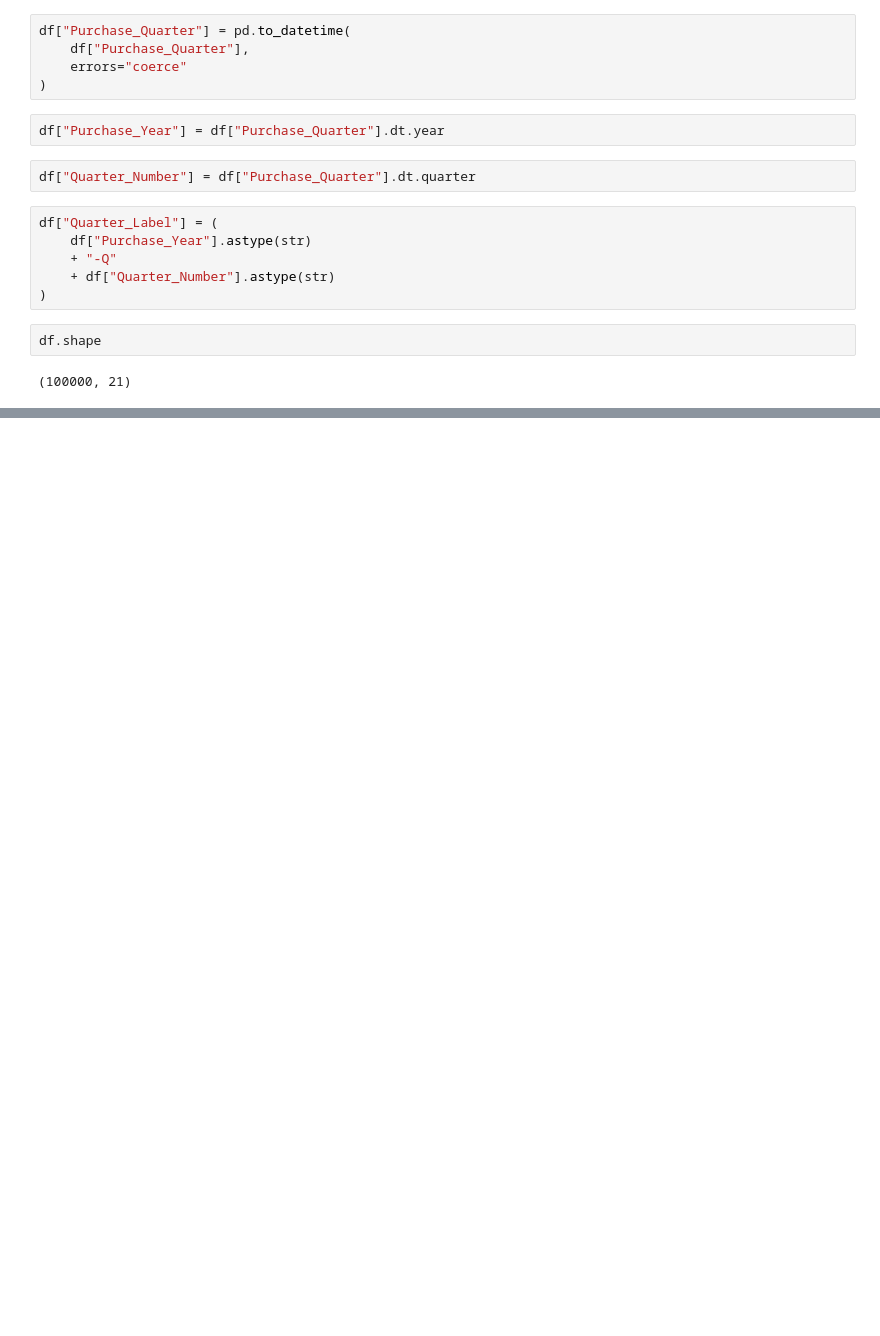
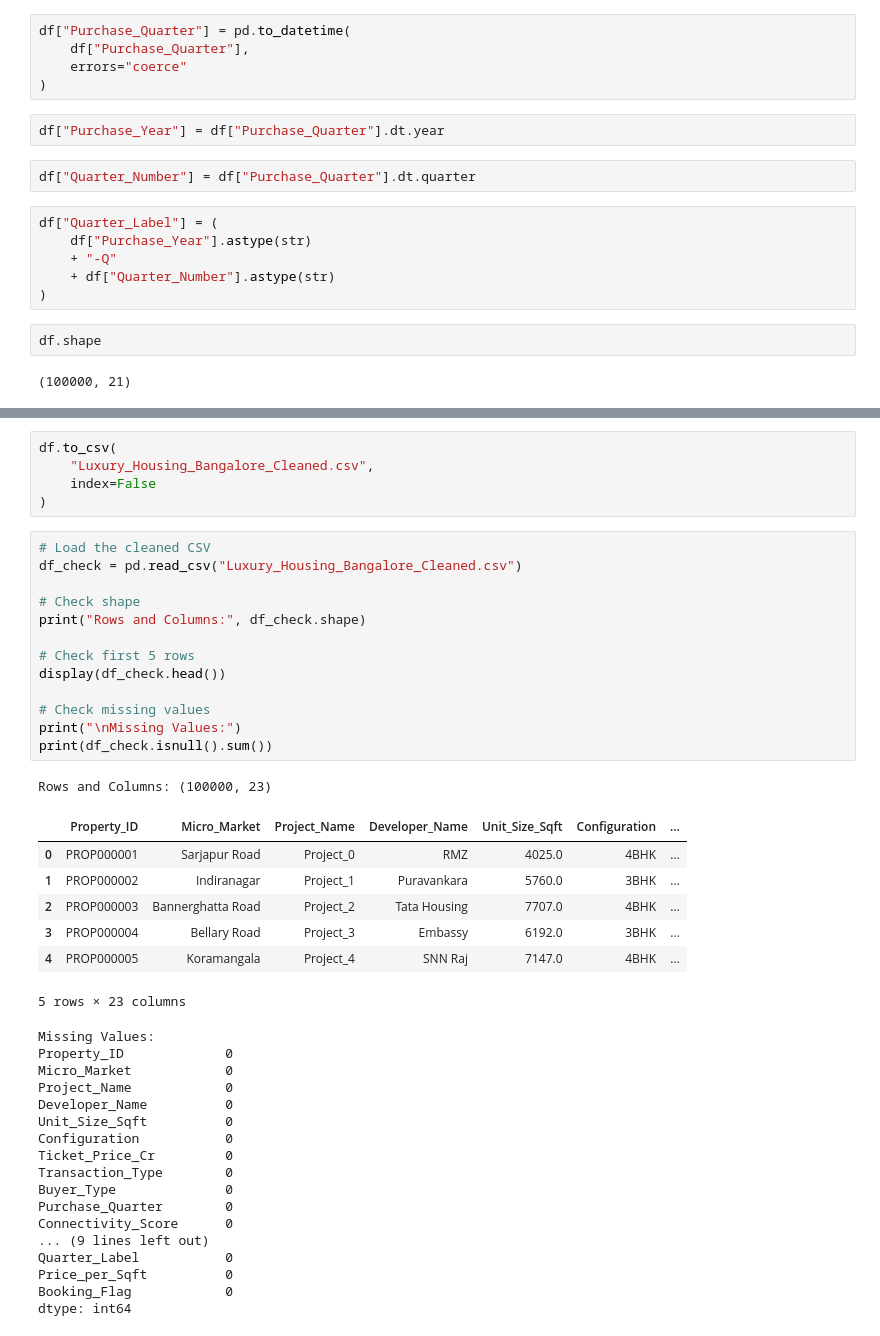
Before and after one commit to deva392000/Luxury-Housing-Sales-Analysis-Bengaluru, a Jupyter notebook: Luxury_Housing_Bangalore.ipynb, the cells around one changed output, grey strips where cells are left out. Cells and saved outputs as stored; diff of their text form; blank space fills up the shorter version.

```diff
--- a/Luxury_Housing_Bangalore.ipynb
+++ b/Luxury_Housing_Bangalore.ipynb
@@ -211,0 +279,44 @@ df.shape
+# %%
+df.to_csv(
+    "Luxury_Housing_Bangalore_Cleaned.csv",
+    index=False
+)
+# %%
+# Load the cleaned CSV
+df_check = pd.read_csv("Luxury_Housing_Bangalore_Cleaned.csv")
+
+# Check shape
+print("Rows and Columns:", df_check.shape)
+
+# Check first 5 rows
+display(df_check.head())
+
+# Check missing values
+print("\nMissing Values:")
+print(df_check.isnull().sum())
+# %% [output]
+Rows and Columns: (100000, 23)
+|  | Property_ID | Micro_Market | Project_Name | Developer_Name | Unit_Size_Sqft | Configuration | ... |
+| 0 | PROP000001 | Sarjapur Road | Project_0 | RMZ | 4025.0 | 4BHK | ... |
+| 1 | PROP000002 | Indiranagar | Project_1 | Puravankara | 5760.0 | 3BHK | ... |
+| 2 | PROP000003 | Bannerghatta Road | Project_2 | Tata Housing | 7707.0 | 4BHK | ... |
+| 3 | PROP000004 | Bellary Road | Project_3 | Embassy | 6192.0 | 3BHK | ... |
+| 4 | PROP000005 | Koramangala | Project_4 | SNN Raj | 7147.0 | 4BHK | ... |
+5 rows × 23 columns
+Missing Values:
+Property_ID             0
+Micro_Market            0
+Project_Name            0
+Developer_Name          0
+Unit_Size_Sqft          0
+Configuration           0
+Ticket_Price_Cr         0
+Transaction_Type        0
+Buyer_Type              0
+Purchase_Quarter        0
+Connectivity_Score      0
+... (9 lines left out)
+Quarter_Label           0
+Price_per_Sqft          0
+Booking_Flag            0
+dtype: int64
```
Also changed, not shown: parts of 22 cells of this notebook.
